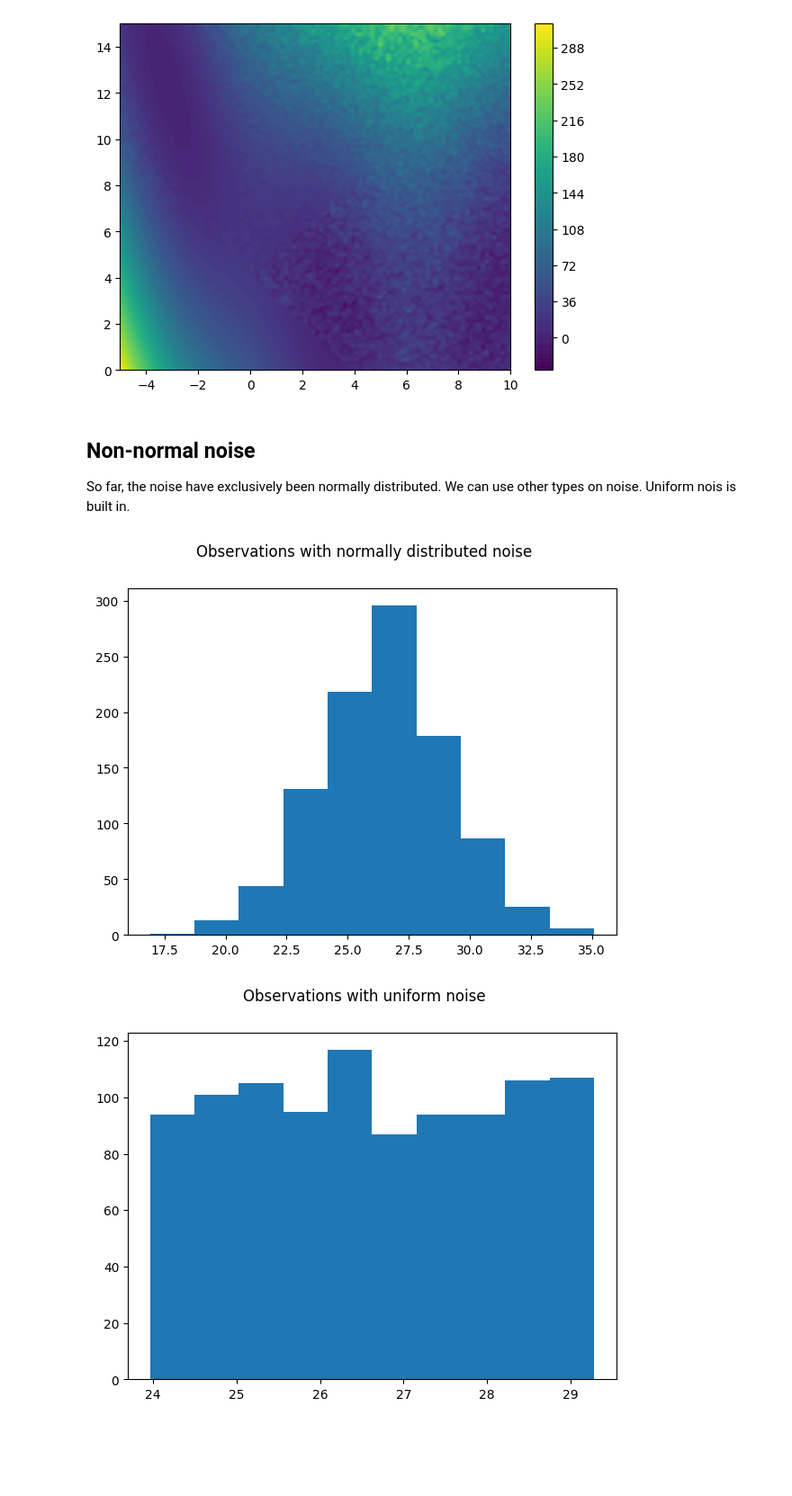
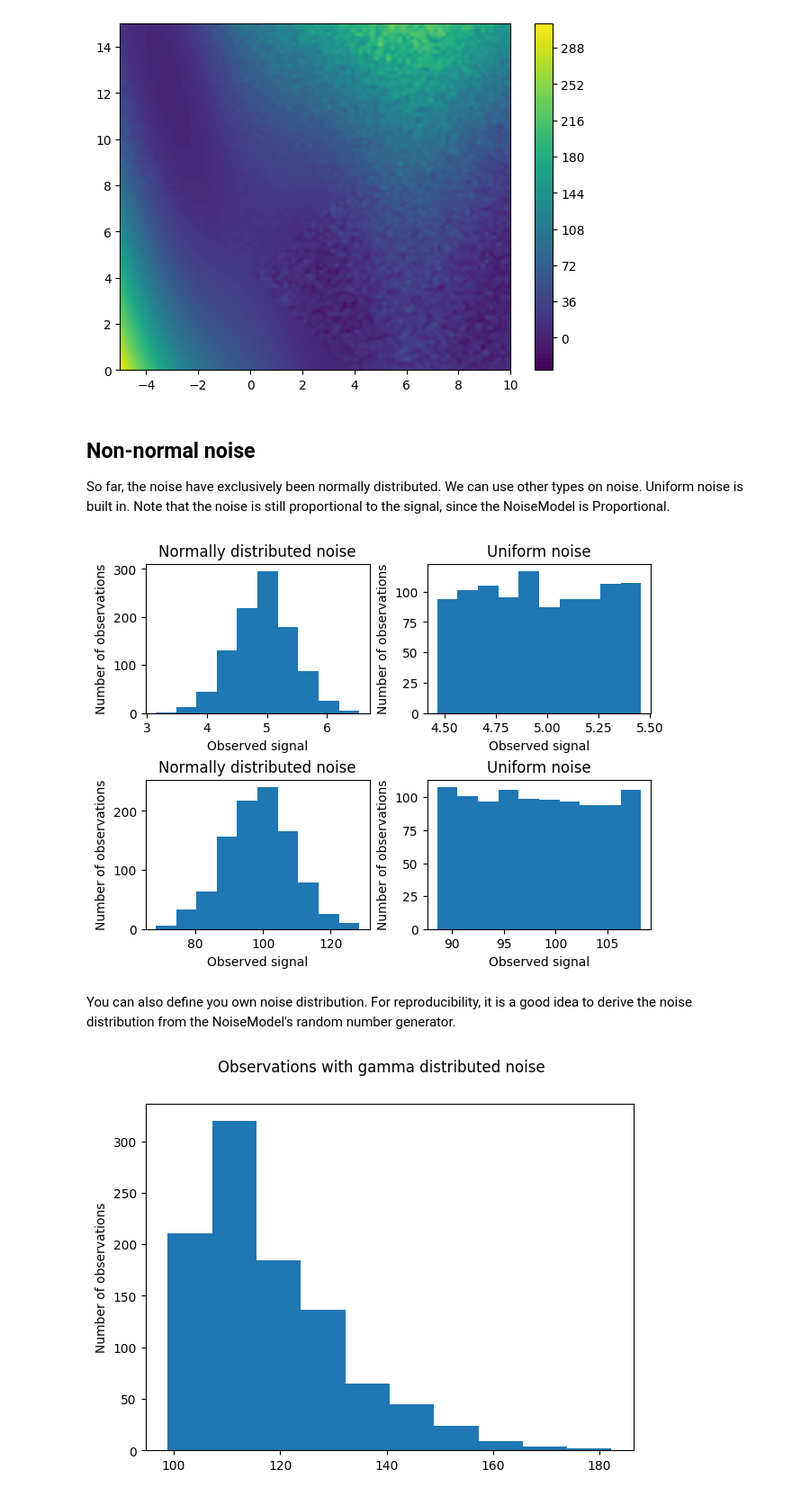
Before and after one commit to novonordisk-research/ProcessOptimizer, a Jupyter notebook: examples/Model systems.ipynb, the cells around one changed output. Shown at 90% size. Cells and saved outputs as stored; diff of their text form; code cells hidden in the pictures; blank space fills up the shorter version.

Commit message:
doc: More description of settable noise type

```diff
--- a/examples/Model systems.ipynb
+++ b/examples/Model systems.ipynb
@@ -123,25 +123,48 @@ plt.show()
 # %% [markdown]
 ## Non-normal noise
 
-So far, the noise have exclusively been normally distributed. We can use other types on noise. Uniform nois is built in.
+So far, the noise have exclusively been normally distributed. We can use other types on noise. Uniform noise is built in. Note that the noise is still proportional to the signal, since the NoiseModel is Proportional.
+# %%
+branin_hoo = get_model_system('branin_hoo')
+points = [(3.5,4),(6,10)]
+fig, axes = plt.subplots(len(points), 2, constrained_layout=True)
+
+for i, (x,y) in enumerate(points):
+    branin_hoo.noise_model.noise_type = "Gaussian"
+    zz =[branin_hoo.get_score([x, y]) for _ in range(1000)]
+
+    axes[i][0].set_title("Normally distributed noise")
+    axes[i][0].hist(zz)
+    axes[i][0].set_xlabel("Observed signal")
+    axes[i][0].set_ylabel("Number of observations")
+
+    branin_hoo.noise_model.noise_type = "uniform"
+
+    zz =[branin_hoo.get_score([x, y]) for _ in range(1000)]
+    axes[i][1].set_title("Uniform noise")
+    axes[i][1].hist(zz)
+    axes[i][1].set_xlabel("Observed signal")
+    axes[i][1].set_ylabel("Number of observations")
+plt.show()
+# %% [output]
+[figure, added]
+# %% [markdown]
+You can also define you own noise distribution. For reproducibility, it is a good idea to derive the noise distribution from the NoiseModel's random number generator.
 # %%
-branin_hoo = get_model_system('branin_hoo')
-x = 5
-y = 5
+noise_model = branin_hoo.noise_model
+
+def gamma_distributed_noise() -> float:
+    return noise_model._rng.gamma(2, 1)
+
+branin_hoo.noise_model.noise_types["gamma"] = gamma_distributed_noise
+branin_hoo.noise_model.noise_type = "gamma"
 zz =[branin_hoo.get_score([x, y]) for _ in range(1000)]
-
-fig = plt.figure(figsize=(7,5))
-fig.suptitle("Observations with normally distributed noise")
-plt.hist(zz)
-plt.show()
-
-branin_hoo.noise_model.noise_type = "uniform"
-
 zz =[branin_hoo.get_score([x, y]) for _ in range(1000)]
 fig = plt.figure(figsize=(7,5))
-fig.suptitle("Observations with uniform noise")
+fig.suptitle("Observations with gamma distributed noise")
 plt.hist(zz)
+fig.axes[0].set_ylabel("Number of observations")
+
 plt.show()
 # %% [output]
-[figure, old version]
+[figure, new version]
-[figure, removed]
```
Also changed, not shown: parts of 1 cell of this notebook.
